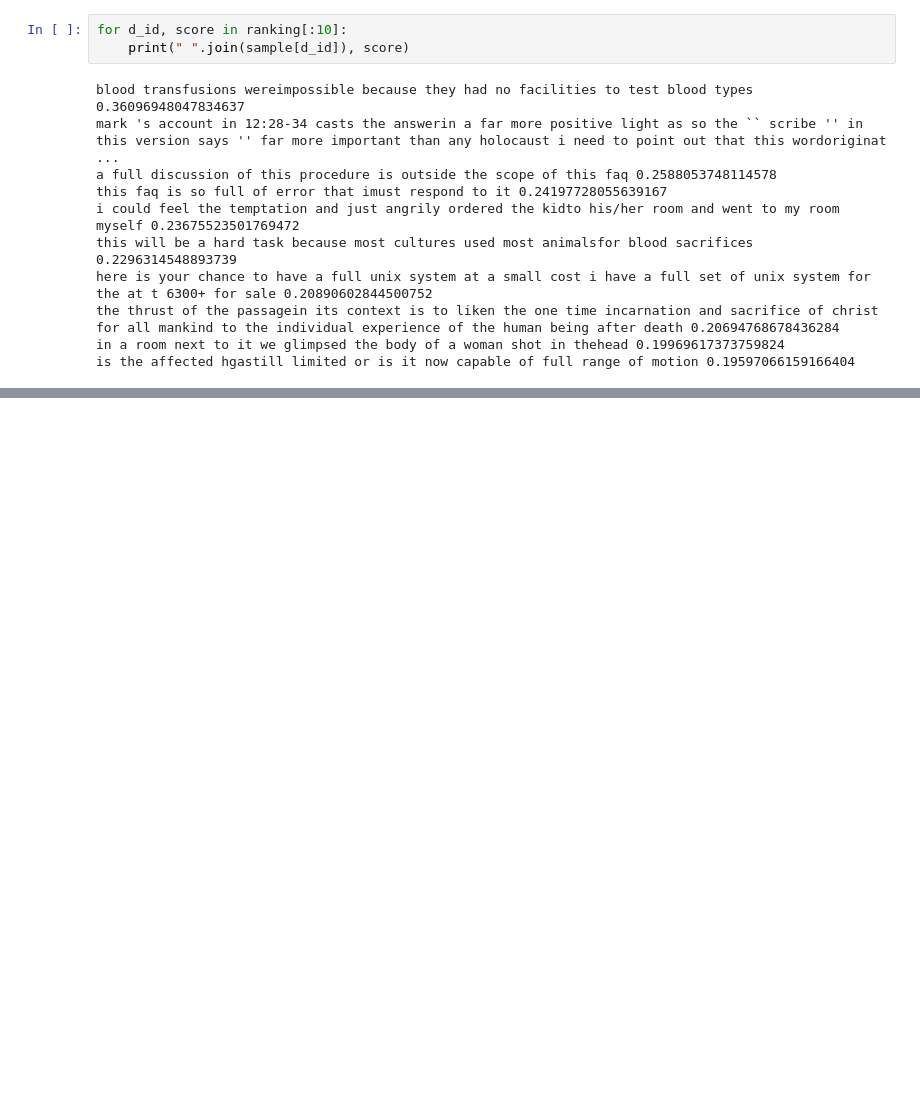
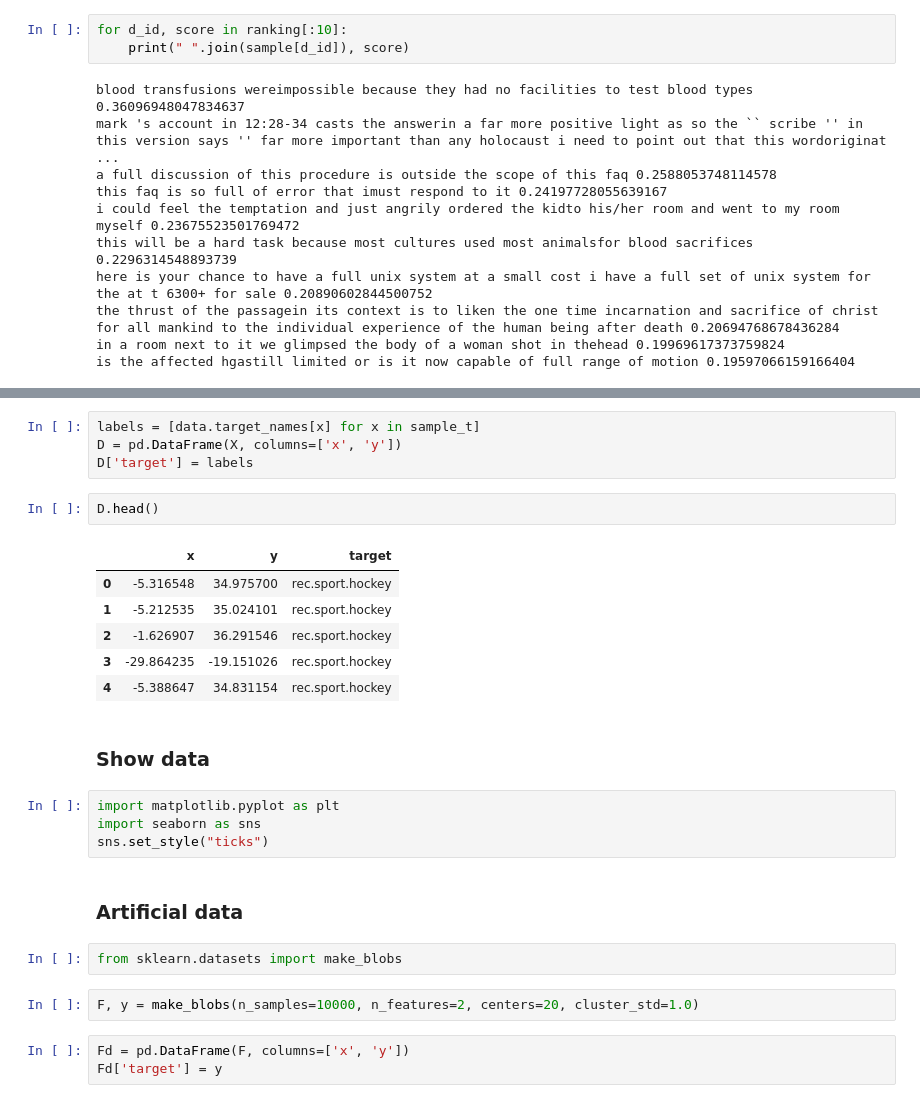
Before and after one commit to afflint/nlp, a Jupyter notebook: nlp/vectorspace.ipynb, the cells around one changed output, grey strips where cells are left out. Drawn from its saved outputs; the diff is of its cells as text; blank space fills up the shorter version.

```diff
--- a/nlp/vectorspace.ipynb
+++ b/nlp/vectorspace.ipynb
@@ -268,0 +290,28 @@ is the affected hgastill limited or is it now capable of full range of motion 0.
+# %%
+labels = [data.target_names[x] for x in sample_t]
+D = pd.DataFrame(X, columns=['x', 'y'])
+D['target'] = labels
+# %%
+D.head()
+# %% [output]
+|  | x | y | target |
+| 0 | -5.316548 | 34.975700 | rec.sport.hockey |
+| 1 | -5.212535 | 35.024101 | rec.sport.hockey |
+| 2 | -1.626907 | 36.291546 | rec.sport.hockey |
+| 3 | -29.864235 | -19.151026 | rec.sport.hockey |
+| 4 | -5.388647 | 34.831154 | rec.sport.hockey |
+# %% [markdown]
+### Show data
+# %%
+import matplotlib.pyplot as plt
+import seaborn as sns
+sns.set_style("ticks")
+# %% [markdown]
+### Artificial data
+# %%
+from sklearn.datasets import make_blobs
+# %%
+F, y = make_blobs(n_samples=10000, n_features=2, centers=20, cluster_std=1.0)
+# %%
+Fd = pd.DataFrame(F, columns=['x', 'y'])
+Fd['target'] = y
```
Also changed, not shown: parts of 10 cells of this notebook, 2 other files.
